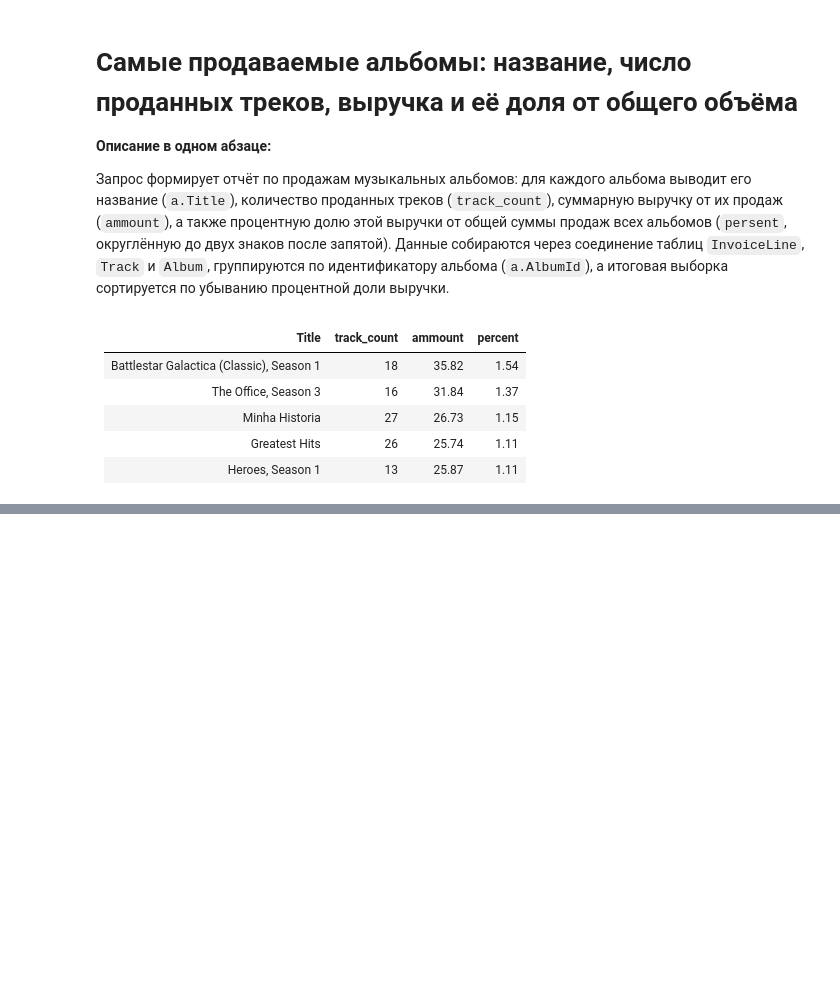
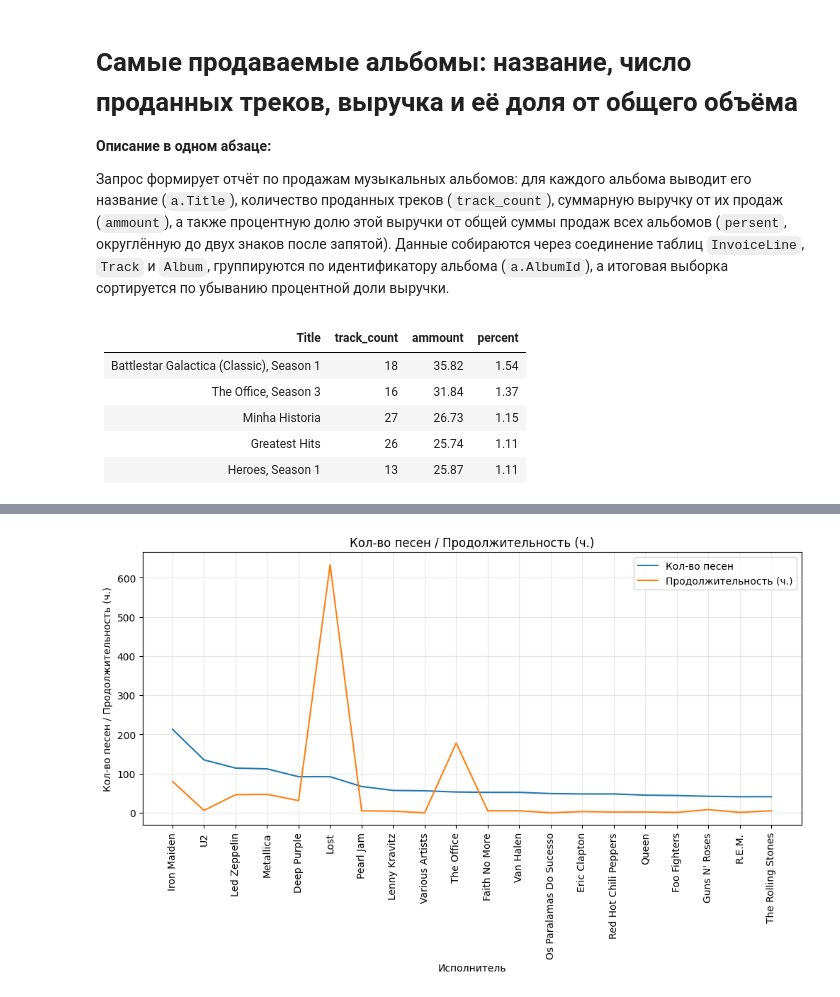
Before and after one commit to barmaley350/SQLLessons, a Jupyter notebook: jupyter_notebooks/examples.ipynb, the cells around one changed output, grey strips where cells are left out. Drawn from its saved outputs; the diff is of its cells as text; code cells hidden in the pictures; blank space fills up the shorter version.

```diff
--- a/jupyter_notebooks/examples.ipynb
+++ b/jupyter_notebooks/examples.ipynb
@@ -237,0 +267,16 @@ display_data(get_data(sql), 5)
+# %%
+data = data.head(20)
+plt.figure(figsize=(12, 5))
+plt.plot(data["Name"], data["track_count"], label="Кол-во песен")
+plt.plot(data["Name"], data["duration"], label="Продолжительность (ч.)")
+
+plt.xticks(rotation="vertical")
+plt.grid(True, alpha=0.3)
+plt.xlabel("Исполнитель")
+plt.ylabel("Кол-во песен / Продолжительность (ч.)")
+plt.title("Кол-во песен / Продолжительность (ч.)")
+plt.legend()
+
+plt.show()
+# %% [output]
+[figure, added]
```
Also changed, not shown: parts of 2 cells of this notebook, 3 other files.
